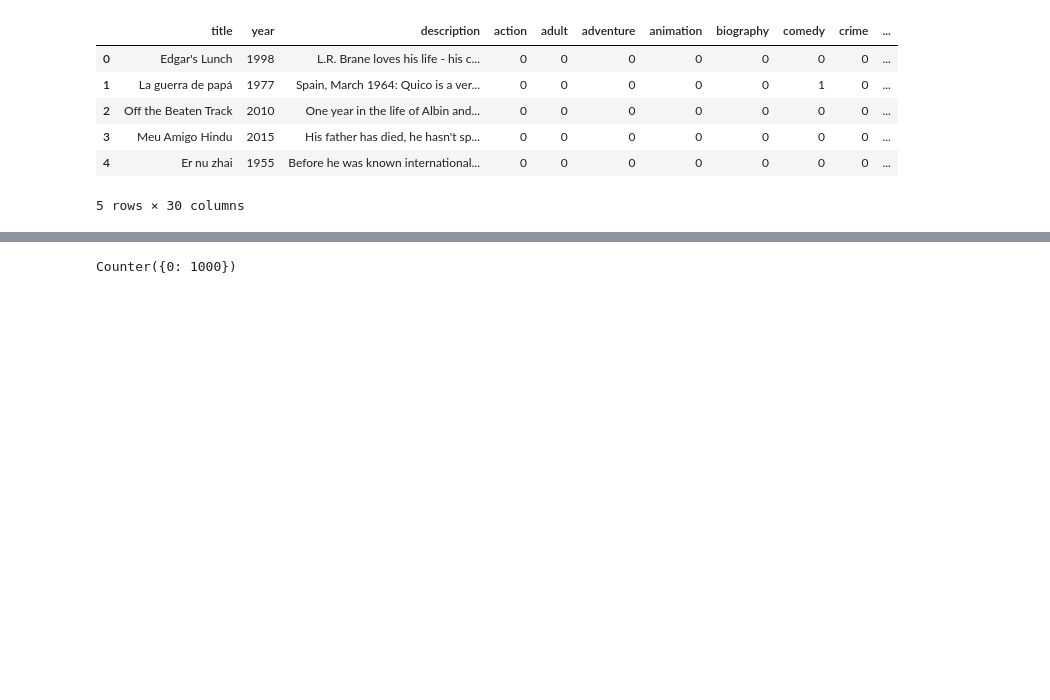
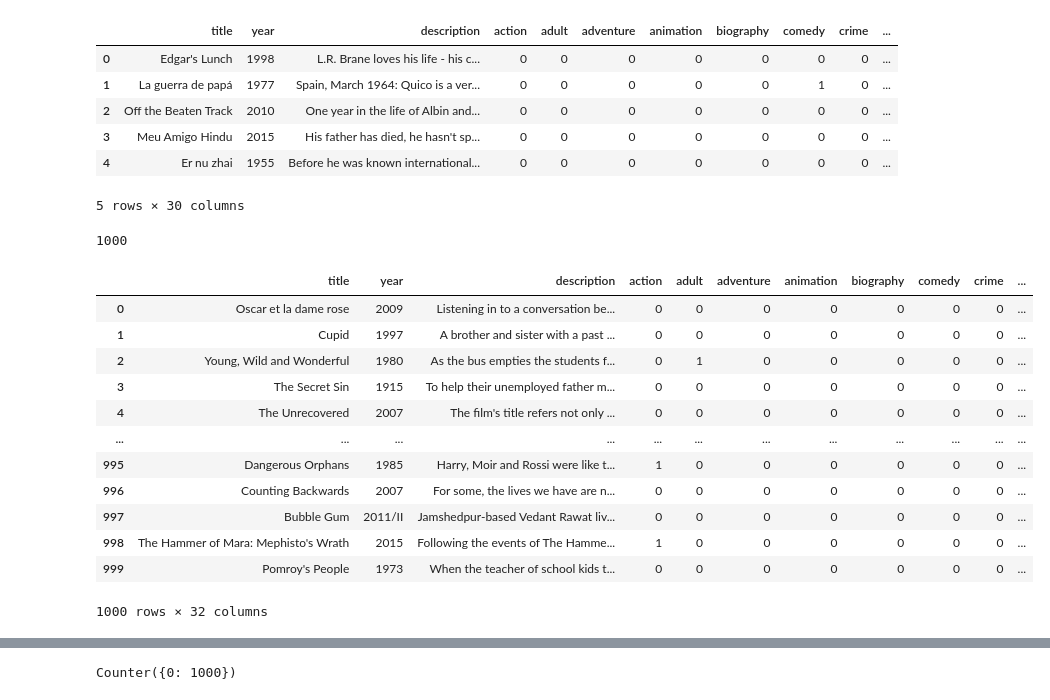
Before and after one commit to pnarkiewicz/Machine-Learning, a Jupyter notebook: genre_classification/MODEL_TRAIN.ipynb, the cells around one changed output, grey strips where cells are left out. Cells and saved outputs as stored; diff of their text form; code cells hidden in the pictures; blank space fills up the shorter version.

```diff
--- a/genre_classification/MODEL_TRAIN.ipynb
+++ b/genre_classification/MODEL_TRAIN.ipynb
@@ -90,3 +92,6 @@ def one_hot_encode_categories(dataframe, target):
 
 num_df_train = one_hot_encode_categories(df_train, 'genre')
 num_df_test = one_hot_encode_categories(df_test, 'genre')
+
+output_features_one_hot = np.unique(df_train[output_features])
+print(output_features_one_hot.shape, output_features_one_hot)
@@ -129,3 +136,36 @@ description_test_lem = [lemmatize(num_df_train.loc[i]['description']) for i in r
+# %%
+k = 1000
+description_train_lem = num_df_train[0:k].apply(lambda x: lemmatize(x['description']), axis = 1)
+description_test_lem = num_df_test[0:k].apply(lambda x: lemmatize(x['description']), axis = 1)
+# %%
+title_train_lem = num_df_train[0:k].apply(lambda x: lemmatize(x['title']), axis = 1)
+title_test_lem = num_df_test[0:k].apply(lambda x: lemmatize(x['title']), axis = 1)
+# %%
+len(description_train_lem)
+# %% [output]
+1000
+# %%
+df_train_preproc = num_df_train[:k].join(pd.DataFrame({'description_lem': description_train_lem})).join(pd.DataFrame({'title_lem': title_train_lem}))
+df_test_preproc = num_df_test[:k].join(pd.DataFrame({'description_lem': description_test_lem})).join(pd.DataFrame({'title_lem': title_test_lem}))
+
+input_features_preproc = ['description_lem', 'title', 'year']
+output_features_preproc = output_features_one_hot
+
+df_train_preproc
+# %% [output]
+|  | title | year | description | action | adult | adventure | animation | biography | comedy | crime | ... |
+| 0 | Oscar et la dame rose | 2009 | Listening in to a conversation be... | 0 | 0 | 0 | 0 | 0 | 0 | 0 | ... |
+| 1 | Cupid | 1997 | A brother and sister with a past ... | 0 | 0 | 0 | 0 | 0 | 0 | 0 | ... |
+| 2 | Young, Wild and Wonderful | 1980 | As the bus empties the students f... | 0 | 1 | 0 | 0 | 0 | 0 | 0 | ... |
+| 3 | The Secret Sin | 1915 | To help their unemployed father m... | 0 | 0 | 0 | 0 | 0 | 0 | 0 | ... |
+| 4 | The Unrecovered | 2007 | The film's title refers not only ... | 0 | 0 | 0 | 0 | 0 | 0 | 0 | ... |
+| ... | ... | ... | ... | ... | ... | ... | ... | ... | ... | ... | ... |
+| 995 | Dangerous Orphans | 1985 | Harry, Moir and Rossi were like t... | 1 | 0 | 0 | 0 | 0 | 0 | 0 | ... |
+| 996 | Counting Backwards | 2007 | For some, the lives we have are n... | 0 | 0 | 0 | 0 | 0 | 0 | 0 | ... |
+| 997 | Bubble Gum | 2011/II | Jamshedpur-based Vedant Rawat liv... | 0 | 0 | 0 | 0 | 0 | 0 | 0 | ... |
+| 998 | The Hammer of Mara: Mephisto's Wrath | 2015 | Following the events of The Hamme... | 1 | 0 | 0 | 0 | 0 | 0 | 0 | ... |
+| 999 | Pomroy's People | 1973 | When the teacher of school kids t... | 0 | 0 | 0 | 0 | 0 | 0 | 0 | ... |
+1000 rows × 32 columns
 # %%
 from gensim.models.doc2vec import Doc2Vec, TaggedDocument
 from gensim.test.utils import common_texts
```
Also changed, not shown: parts of 31 cells of this notebook.
